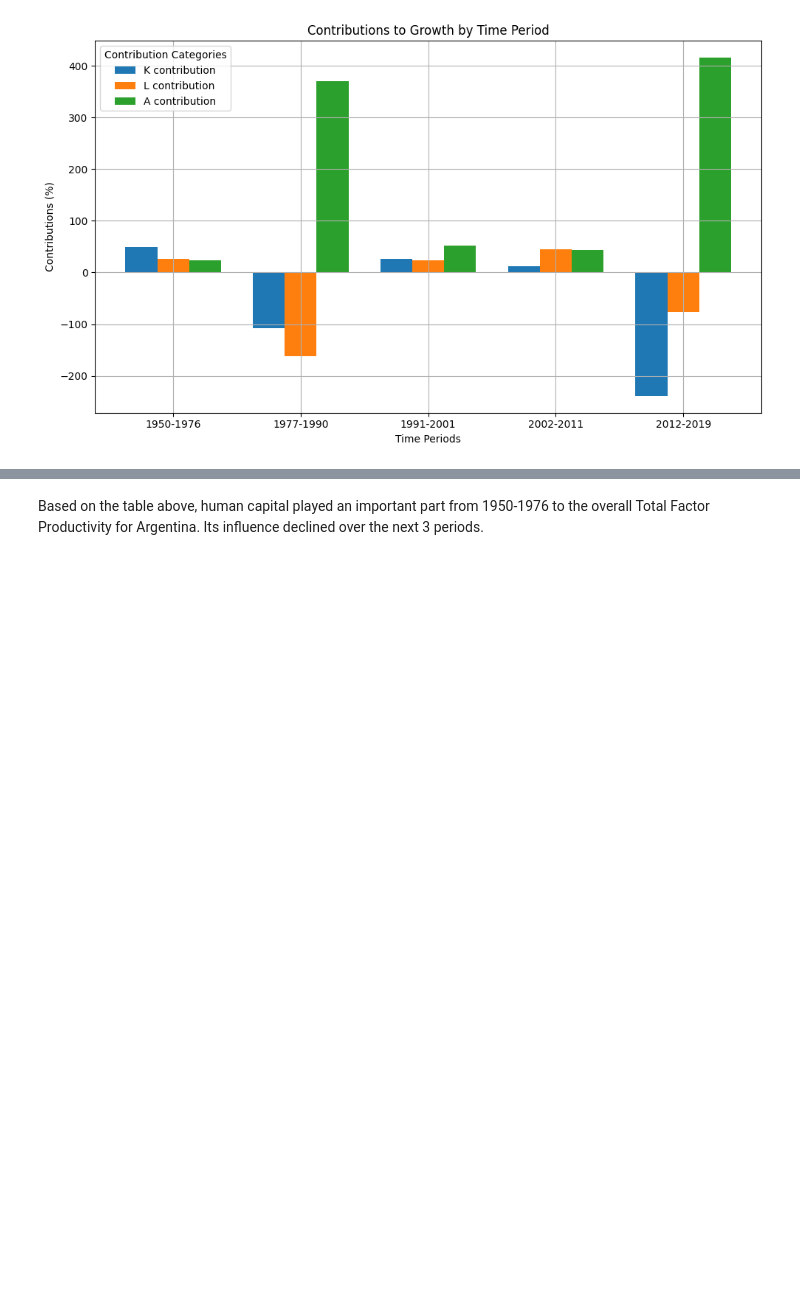
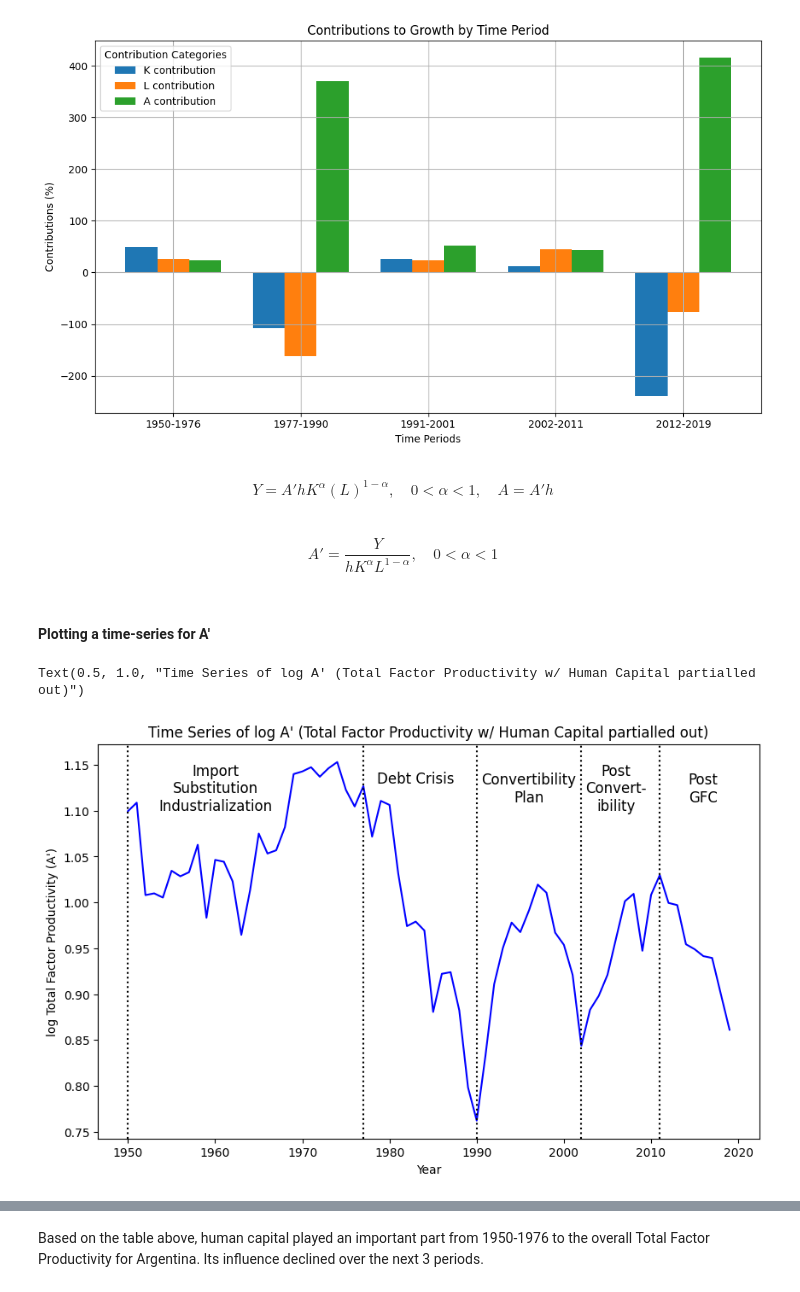
Before and after one commit to andreheeshaojun/EC2B1-Coursework, a Jupyter notebook: Section A/Section-A-Code.ipynb, the cells around one changed output, grey strips where cells are left out. Drawn from its saved outputs; the diff is of its cells as text; code cells hidden in the pictures; blank space fills up the shorter version.

```diff
--- a/Section A/Section-A-Code.ipynb
+++ b/Section A/Section-A-Code.ipynb
@@ -1279,3 +1237,11 @@ plt.grid(True)
 plt.show()
 # %% [output]
 [figure]
+# %% [markdown]
+$$
+Y = A'h K^\alpha (L)^{1-\alpha}, \quad 0 < \alpha < 1, \quad A = A'h
+$$
+# %% [markdown]
+$$
+A' = \frac{Y}{h K^\alpha L^{1-\alpha}}, \quad 0 < \alpha < 1
+$$
@@ -1281,0 +1254,29 @@ plt.show()
+# %% [markdown]
+#### Plotting a time-series for A'
+# %%
+# Create a time-series graph plotting the TFP over time
+plt.figure(figsize=(10, 6))
+plt.plot(filtered_df['Year'], filtered_df["log A' (Total Factor Productivity)"], color='blue', linestyle='-')
+
+# Add vertical dotted lines using datetime
+plt.axvline(x=datetime(1950, 1, 1), color='black', linestyle='dotted')
+plt.axvline(x=datetime(1977, 1, 1), color='black', linestyle='dotted')
+plt.axvline(x=datetime(1990, 1, 1), color='black', linestyle='dotted')
+plt.axvline(x=datetime(2002, 1, 1), color='black', linestyle='dotted')
+plt.axvline(x=datetime(2011, 1, 1), color='black', linestyle='dotted')
+
+# Add annotations for the periods
+plt.annotate('Import\nSubstitution\nIndustrialization', xy=(datetime(1960, 1, 1), 1.10), ha='center', color='black', fontsize=12)
+plt.annotate('Debt Crisis', xy=(datetime(1983, 1, 1), 1.13), ha='center', color='black', fontsize=12)
+plt.annotate('Convertibility\nPlan', xy=(datetime(1996, 1, 1), 1.11), ha='center', color='black', fontsize=12)
+plt.annotate('Post\nConvert-\nibility', xy=(datetime(2006, 1, 1), 1.10), ha='center', color='black', fontsize=12)
+plt.annotate('Post\nGFC', xy=(datetime(2016, 1, 1), 1.11), ha='center', color='black', fontsize=12)
+
+
+
+plt.xlabel('Year')
+plt.ylabel("log Total Factor Productivity (A')")
+plt.title("Time Series of log A' (Total Factor Productivity w/ Human Capital partialled out)")
+# %% [output]
+Text(0.5, 1.0, "Time Series of log A' (Total Factor Productivity w/ Human Capital partialled out)")
+[figure, added]
```
Also changed, not shown: parts of 13 cells of this notebook.
